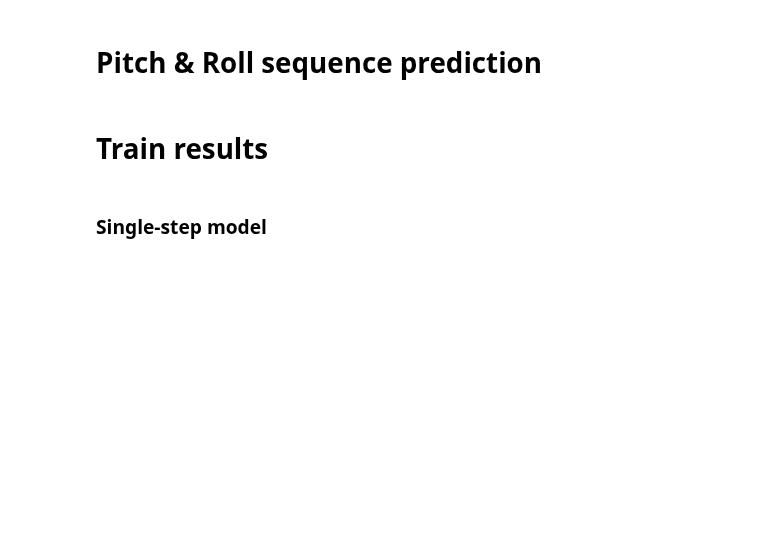
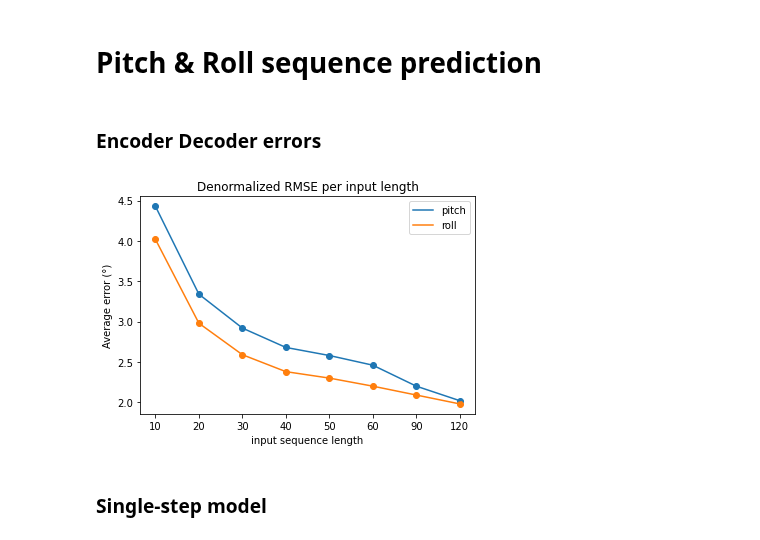
Before and after one commit to lancedw/3D-state-prediction-for-surface-vessels-using-IMU-data-and-images, a Jupyter notebook: code/notebooks/training_result_plots.ipynb, the cells around one changed output. Drawn from its saved outputs; the diff is of its cells as text; code cells hidden in the pictures; blank space fills up the shorter version.

```diff
--- a/code/notebooks/training_result_plots.ipynb
+++ b/code/notebooks/training_result_plots.ipynb
@@ -6,14 +6,32 @@ import pickle
 import random
 import matplotlib.pyplot as plt
 import matplotlib.colors as pltcolors
-# %% [markdown]
-# Train results
 # %%
 DIR = "train_results"
 COLORS = [name for name, _ in pltcolors.cnames.items()]
 random.shuffle(COLORS)
 COLORS.extend(list("rgbcmyk"))
 FONT = 14
+# %% [markdown]
+### Encoder Decoder errors
+# %%
+input_seq_len = [10, 20, 30, 40, 50, 60, 90, 120]
+pitch = [4.43, 3.34, 2.92, 2.68, 2.58, 2.46, 2.2 ,2.02]
+roll = [4.02, 2.98, 2.59, 2.38, 2.3, 2.2, 2.09, 1.98]
+
+plt.plot(pitch, label="pitch")
+plt.plot(roll, label="roll")
+plt.xticks([i for i in range(len(pitch))], input_seq_len)
+plt.scatter([i for i in range(len(pitch))], pitch)
+plt.scatter([i for i in range(len(pitch))], roll)
+plt.xlabel("input sequence length")
+plt.ylabel("Average error (°)")
+plt.title("Denormalized RMSE per input length")
+plt.legend()
+plt.savefig('../results/enc_dec_io_errors', bbox_inches='tight')
+plt.show()
+# %% [output]
+[figure, added]
 # %% [markdown]
 ### Single-step model
 # %%
```
Also changed, not shown: parts of 5 cells of this notebook, 7 other files.
